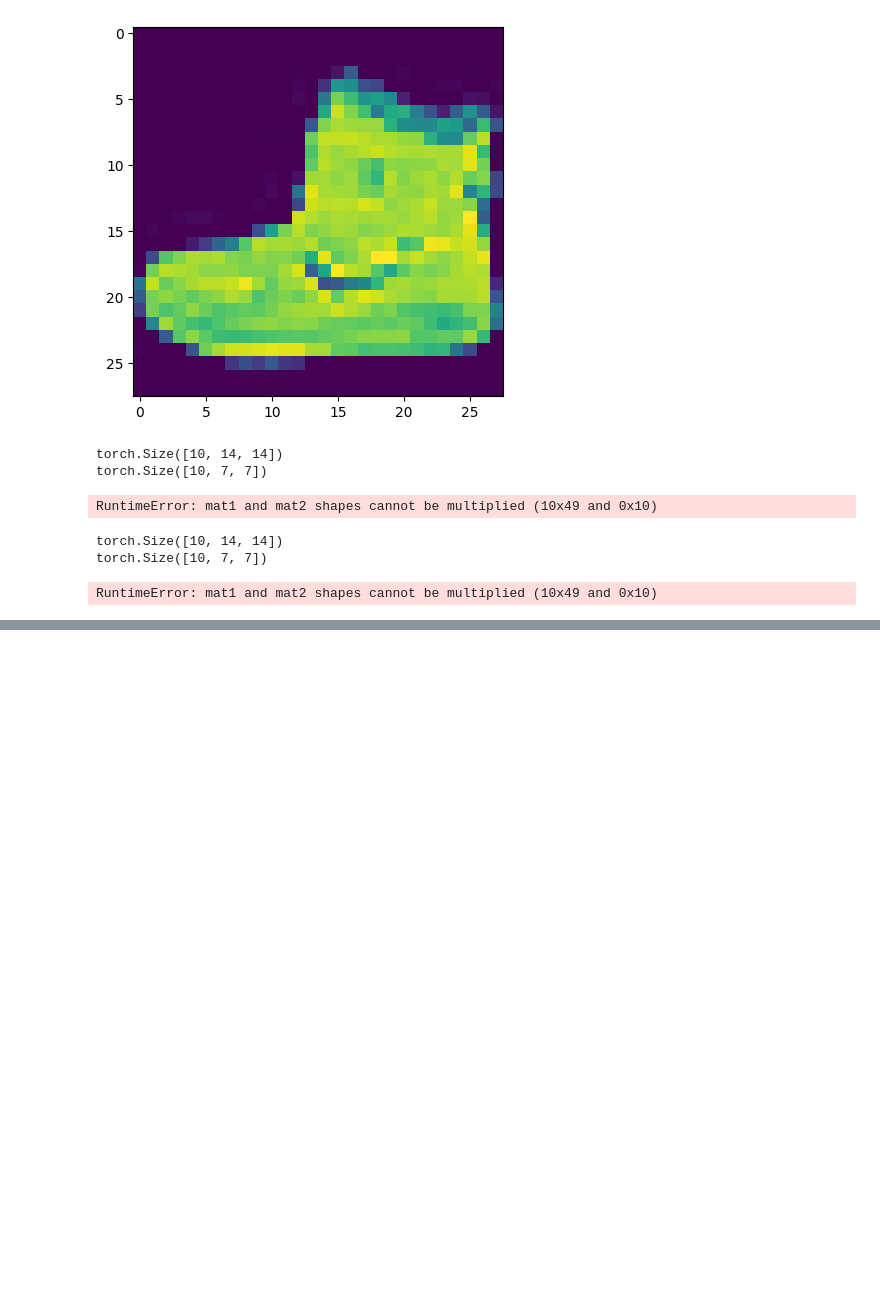
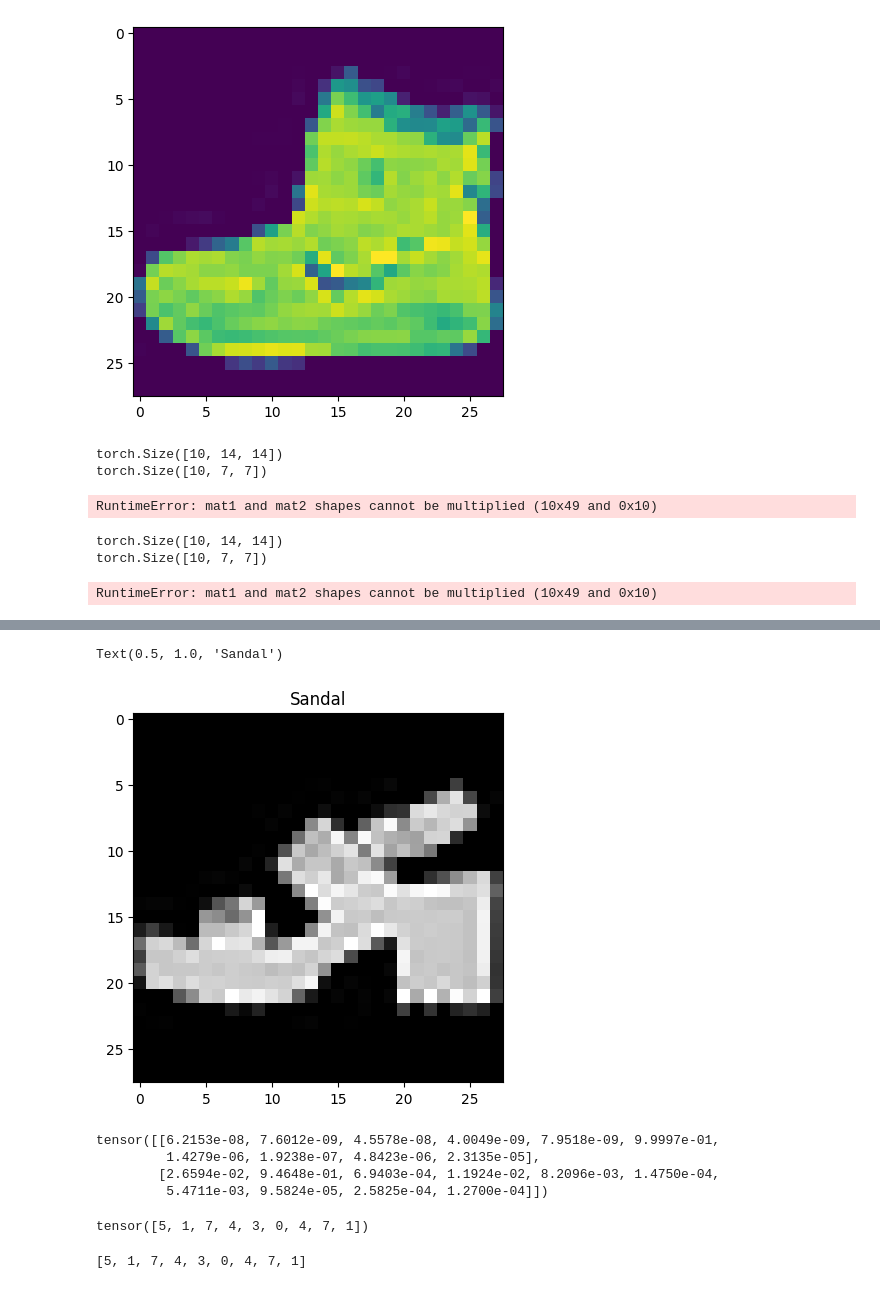
Before and after one commit to Qertal/KursStreamlit, a Jupyter notebook: pytorch/03_pytorch_computer_vision_video.ipynb, the cells around one changed output, grey strips where cells are left out. Cells and saved outputs as stored; diff of their text form; code cells hidden in the pictures; blank space fills up the shorter version.

```diff
--- a/pytorch/03_pytorch_computer_vision_video.ipynb
+++ b/pytorch/03_pytorch_computer_vision_video.ipynb
@@ -1075,0 +1215,30 @@ RuntimeError: mat1 and mat2 shapes cannot be multiplied (10x49 and 0x10)
+# %%
+plt.imshow(test_samples[0].squeeze(), cmap='grey')
+plt.title(class_names[test_labels[0]])
+# %% [output]
+Text(0.5, 1.0, 'Sandal')
+[figure, added]
+# %%
+# make predictions
+pred_probs = make_predictions(
+    model = model_2,
+    data = test_samples
+)
+
+pred_probs[:2]
+# %% [output]
+tensor([[6.2153e-08, 7.6012e-09, 4.5578e-08, 4.0049e-09, 7.9518e-09, 9.9997e-01,
+         1.4279e-06, 1.9238e-07, 4.8423e-06, 2.3135e-05],
+        [2.6594e-02, 9.4648e-01, 6.9403e-04, 1.1924e-02, 8.2096e-03, 1.4750e-04,
+         5.4711e-03, 9.5824e-05, 2.5825e-04, 1.2700e-04]])
+# %%
+# pred -> labels
+
+pred_classes = pred_probs.argmax(dim=1)
+pred_classes
+# %% [output]
+tensor([5, 1, 7, 4, 3, 0, 4, 7, 1])
+# %%
+test_labels
+# %% [output]
+[5, 1, 7, 4, 3, 0, 4, 7, 1]
```
Also changed, not shown: parts of 36 cells of this notebook, 1 other file.
